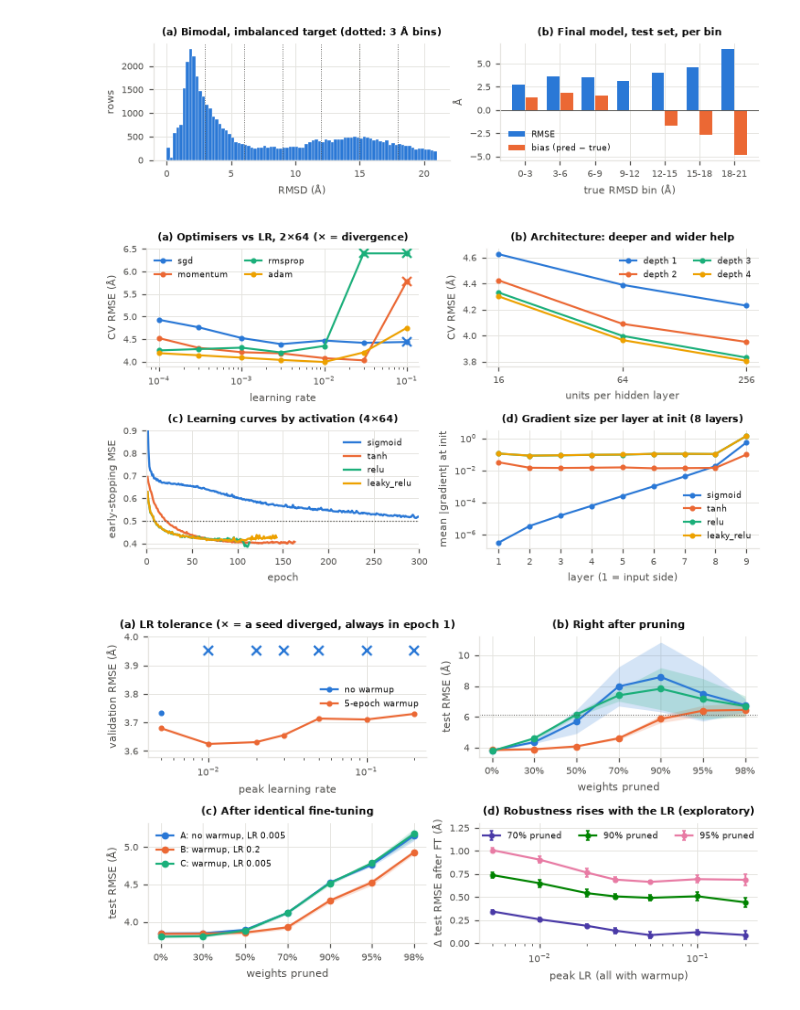
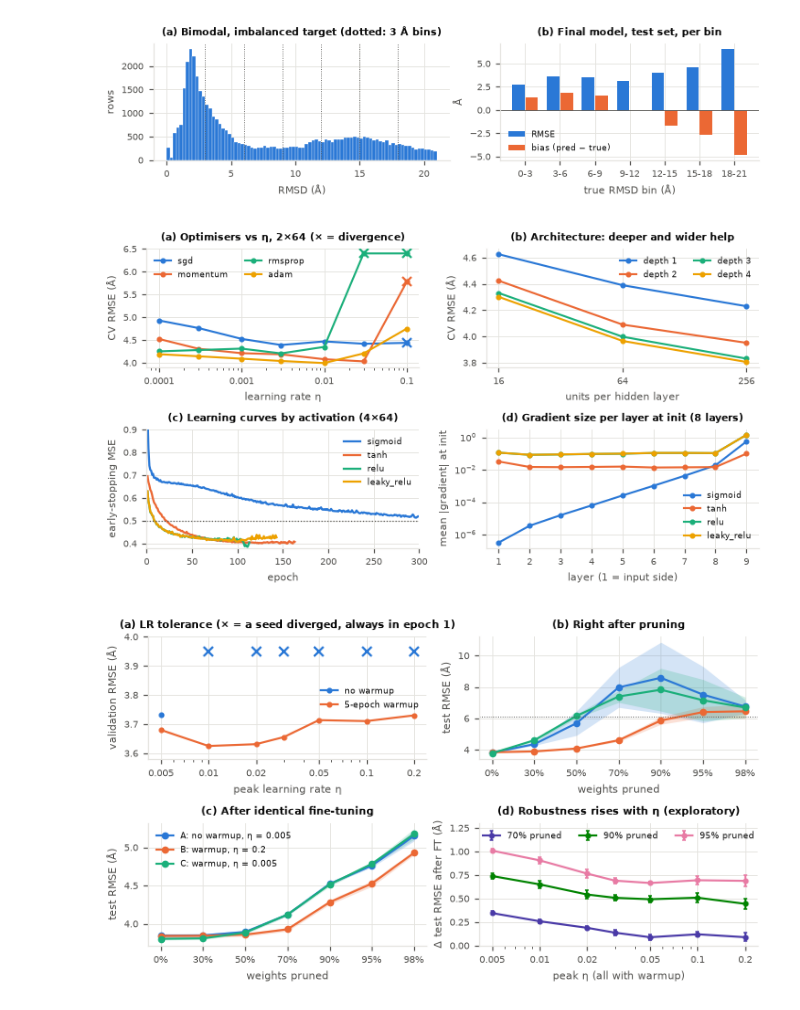
Before and after one commit to kyle-liebenberg/protein_folding_deviation_detection, a Jupyter notebook: notebooks/A1_protein_mlp.ipynb, the cells around one changed output. Drawn from its saved outputs; the diff is of its cells as text; code cells hidden in the pictures.

```diff
--- a/notebooks/A1_protein_mlp.ipynb
+++ b/notebooks/A1_protein_mlp.ipynb
@@ -1546,11 +1294,15 @@ REPORT_DIR.mkdir(parents=True, exist_ok=True)
 small = {"font.size": 7, "axes.titlesize": 7.5, "axes.labelsize": 7, "xtick.labelsize": 6.5, "ytick.labelsize": 6.5,
          "legend.fontsize": 6, "lines.linewidth": 1.4, "lines.markersize": 3}
 
+def decimal_lr_axis(ax, ticks):
+    """Log-scale LR axis labelled with plain decimals (0.001, not 10^-3)."""
+    ax.set_xticks(ticks, [f"{t:g}" for t in ticks])
+    ax.xaxis.set_minor_formatter(plt.NullFormatter())
+
 def save_report(fig, name):
     fig.savefig(REPORT_DIR / f"{name}.pdf")
     fig.savefig(REPORT_DIR / f"{name}.png")
 
-# --- Figure 1: target distribution and per-bin test error
 with plt.rc_context(small):
     fig, axes = plt.subplots(1, 2, figsize=(6.7, 1.9), gridspec_kw={"width_ratios": [1.15, 1]})
     axes[0].hist(df[TARGET], bins=np.arange(0, 21.25, 0.25), color=BLUE, edgecolor="white", linewidth=0.2)
@@ -1571,7 +1323,6 @@ with plt.rc_context(small):
 # %% [output]
 [figure]
 # %%
-# --- Figure 2: core investigation
 with plt.rc_context(small):
     fig, axes = plt.subplots(2, 2, figsize=(6.7, 3.7))
     ax = axes[0, 0]
@@ -1581,8 +1332,9 @@ with plt.rc_context(small):
         ax.plot(s.index, shown, color=colour, marker="o", label=opt)
         bad = s["diverged_folds"] > 0
         ax.plot(s.index[bad], shown[bad], "x", color=colour, markersize=6, markeredgewidth=1.5)
-    ax.set(xscale="log", ylim=(3.9, 6.5), xlabel="learning rate", ylabel="CV RMSE (Å)",
-           title="(a) Optimisers vs LR, 2×64 (× = divergence)")
+    ax.set(xscale="log", ylim=(3.9, 6.5), xlabel="learning rate η", ylabel="CV RMSE (Å)",
+           title="(a) Optimisers vs η, 2×64 (× = divergence)")
+    decimal_lr_axis(ax, [0.0001, 0.001, 0.01, 0.1])
     ax.legend(ncol=2, loc="upper left")
 
     ax = axes[0, 1]
@@ -1609,40 +1361,41 @@ with plt.rc_context(small):
     save_report(fig, "fig2_core")
     plt.show()
 # %% [output]
-[figure, old version]
+[figure, new version]
 # %%
-# --- Figure 3: warmup vs pruning
 with plt.rc_context(small):
     fig, axes = plt.subplots(2, 2, figsize=(6.7, 3.7))
     ax = axes[0, 0]
     for warmup, colour, name in [(False, BLUE, "no warmup"), (True, ORANGE, "5-epoch warmup")]:
         s = sweep_summary.loc[warmup]
         ok = s["diverged_seeds"] == 0
         ax.plot(s.index[ok], s["val_rmse"][ok], color=colour, marker="o", label=name)
         bad = s.index[s["diverged_seeds"] > 0]
         ax.plot(bad, [3.95] * len(bad), "x", color=colour, markersize=6, markeredgewidth=1.5)
-    ax.set(xscale="log", ylim=(3.58, 4.0), xlabel="peak learning rate", ylabel="validation RMSE (Å)",
+    ax.set(xscale="log", ylim=(3.58, 4.0), xlabel="peak learning rate η", ylabel="validation RMSE (Å)",
            title="(a) LR tolerance (× = a seed diverged, always in epoch 1)")
+    decimal_lr_axis(ax, [0.005, 0.01, 0.02, 0.05, 0.1, 0.2])
     ax.legend(loc="center right")
 
-    names = {A: "A: no warmup, LR 0.005", B: "B: warmup, LR 0.2", C: "C: warmup, LR 0.005"}
+    names = {A: "A: no warmup, η = 0.005", B: "B: warmup, η = 0.2", C: "C: warmup, η = 0.005"}
     for ax, metric, title in [(axes[0, 1], "test_rmse_before_ft", "(b) Right after pruning"),
                               (axes[1, 0], "test_rmse_after_ft", "(c) After identical fine-tuning")]:
         sparsity_plot(pruning, metric, ax, [A, B, C], colours, title)
         ax.set_ylabel("test RMSE (Å)")
     axes[0, 1].axhline(6.136, color=TEXT_SECONDARY, linewidth=0.6, linestyle=":")
     handles, _ = axes[1, 0].get_legend_handles_labels()
     axes[1, 0].legend(handles, [names[n] for n in [A, B, C]], loc="upper left")
 
     ax = axes[1, 1]
-    for colour, s_ in zip([VIOLET, GREEN, MAGENTA], [0.7, 0.9, 0.95]):   # not A/B/C's colours
+    for colour, s_ in zip([VIOLET, GREEN, MAGENTA], [0.7, 0.9, 0.95]):
         g = dose[dose.sparsity == s_].groupby("lr")["delta"]
         ax.errorbar(g.mean().index, g.mean(), yerr=g.std(), color=colour, marker="o", capsize=1.5, label=f"{s_:.0%} pruned")
-    ax.set(xscale="log", ylim=(0, 1.3), xlabel="peak LR (all with warmup)", ylabel="Δ test RMSE after FT (Å)",
-           title="(d) Robustness rises with the LR (exploratory)")
+    ax.set(xscale="log", ylim=(0, 1.3), xlabel="peak η (all with warmup)", ylabel="Δ test RMSE after FT (Å)",
+           title="(d) Robustness rises with η (exploratory)")
+    decimal_lr_axis(ax, [0.005, 0.01, 0.02, 0.05, 0.1, 0.2])
     ax.legend(ncol=3, loc="upper center")
     fig.tight_layout()
     save_report(fig, "fig3_warmup_pruning")
     plt.show()
 # %% [output]
-[figure, old version]
+[figure, new version]
```
Also changed, not shown: parts of 65 cells of this notebook, 27 other files.
